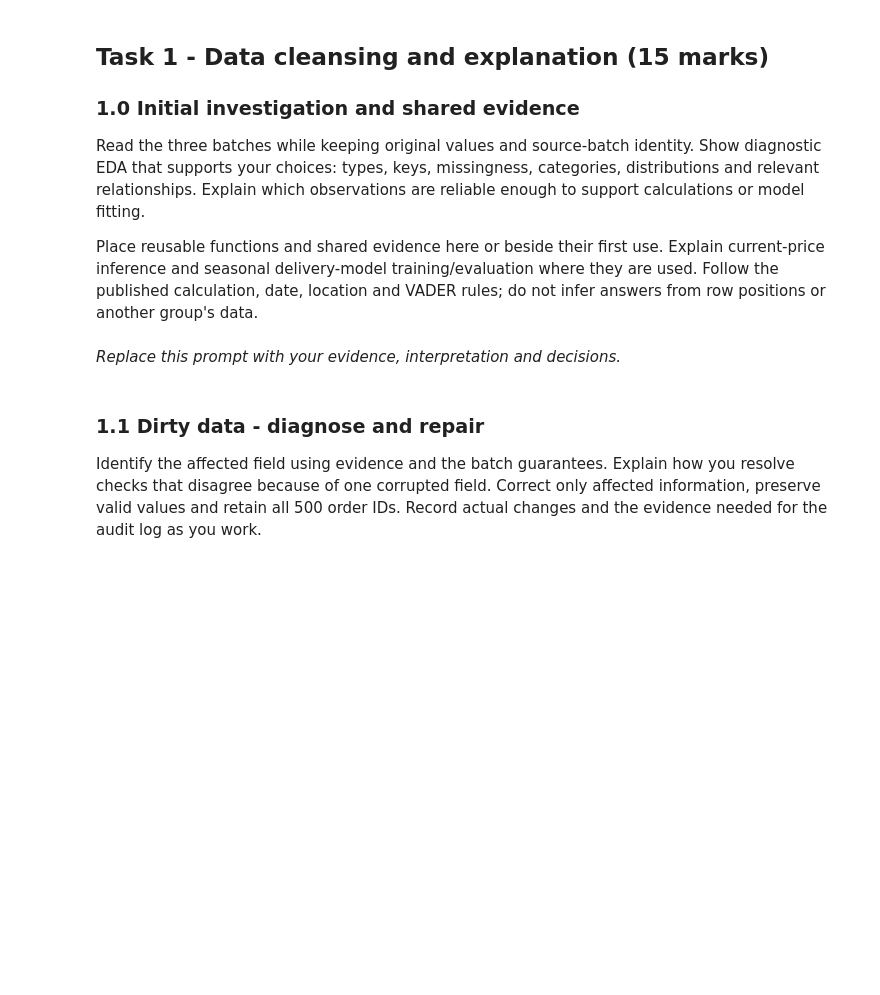
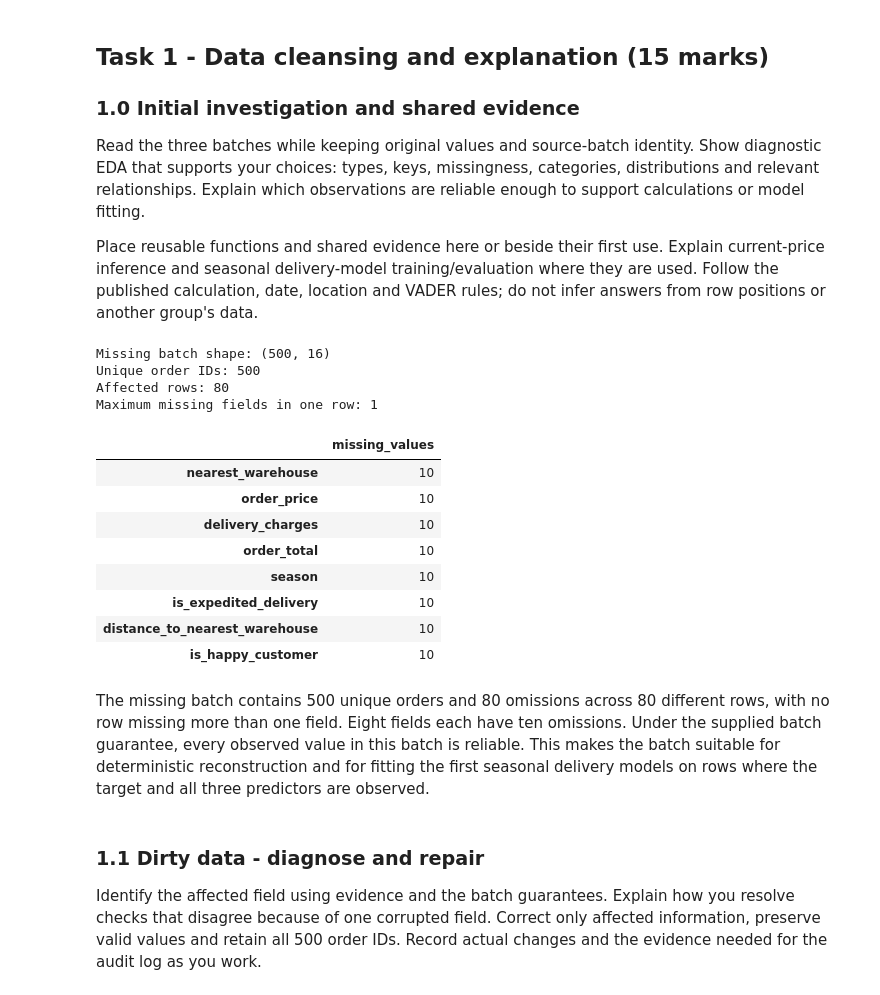
Before and after one commit to ZGHL/FIT5196-A2, a Jupyter notebook: notebooks/Group030_solution.ipynb, the cells around one changed output. Cells and saved outputs as stored; diff of their text form; code cells hidden in the pictures; blank space fills up the shorter version.

```diff
--- a/notebooks/Group030_solution.ipynb
+++ b/notebooks/Group030_solution.ipynb
@@ -74,9 +106,37 @@ Explain current-price inference and seasonal delivery-model training/evaluation
 where they are used. Follow the published calculation, date, location and
 VADER rules; do not infer answers from row positions or another group's data.
 # %%
-# Add source loading, diagnostic EDA and shared functions/evidence.
+missing_original = pd.read_csv(
+    MISSING_INPUT,
+    dtype={"order_id": "string", "customer_id": "string"},
+)
+
+initial_missing_summary = (
+    missing_original.isna().sum().loc[lambda values: values > 0]
+    .rename("missing_values")
+    .to_frame()
+)
+print("Missing batch shape:", missing_original.shape)
+print("Unique order IDs:", missing_original["order_id"].nunique())
+print("Affected rows:", int(missing_original.isna().any(axis=1).sum()))
+print("Maximum missing fields in one row:", int(missing_original.isna().sum(axis=1).max()))
+display(initial_missing_summary)
+# %% [output]
+Missing batch shape: (500, 16)
+Unique order IDs: 500
+Affected rows: 80
+Maximum missing fields in one row: 1
+|  | missing_values |
+| nearest_warehouse | 10 |
+| order_price | 10 |
+| delivery_charges | 10 |
+| order_total | 10 |
+| season | 10 |
+| is_expedited_delivery | 10 |
+| distance_to_nearest_warehouse | 10 |
+| is_happy_customer | 10 |
 # %% [markdown]
-*Replace this prompt with your evidence, interpretation and decisions.*
+The missing batch contains 500 unique orders and 80 omissions across 80 different rows, with no row missing more than one field. Eight fields each have ten omissions. Under the supplied batch guarantee, every observed value in this batch is reliable. This makes the batch suitable for deterministic reconstruction and for fitting the first seasonal delivery models on rows where the target and all three predictors are observed.
 # %% [markdown]
 ### 1.1 Dirty data - diagnose and repair
 
```
Also changed, not shown: parts of 7 cells of this notebook, 3 other files.
